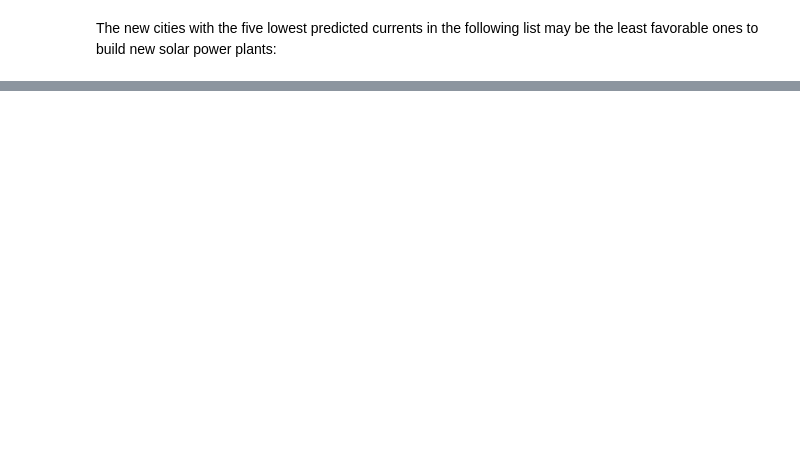
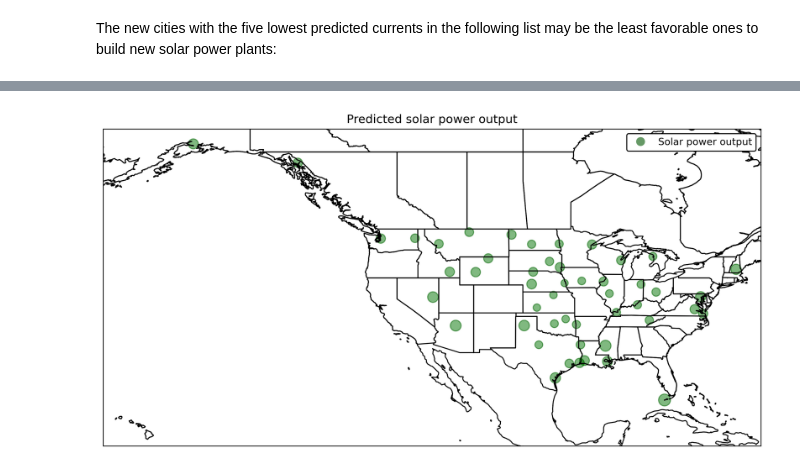
Before and after one commit to Nathan-Oyama-Personal/berkeley-ai, a Jupyter notebook: module20/eda.ipynb, the cells around one changed output, grey strips where cells are left out. Cells and saved outputs as stored; diff of their text form; code cells hidden in the pictures; blank space fills up the shorter version.

```diff
--- a/module20/eda.ipynb
+++ b/module20/eda.ipynb
@@ -988,0 +1042,40 @@ df_pred.sort_values(by='Current', ascending=True).head()
+# %%
+fig, ax = plt.subplots(
+    figsize=(12.0,8.0),
+    dpi=300,
+    subplot_kw={'projection': ccrs.PlateCarree()}
+    )
+
+legend_circle = Line2D(
+    [0], [0],
+    marker='o', color='white',
+    markerfacecolor='#669966', markersize=10,
+    label='Solar power output'),
+plt.legend(
+    handles=legend_circle,
+    edgecolor="black",
+    framealpha=1.0
+    )
+#plt.legend.
+
+ax.set_extent(
+    [-162, -68, 18, 54.0],
+    crs=ccrs.Geodetic()
+    )
+
+ax.add_feature(cfeature.STATES)
+ax.add_feature(cfeature.COASTLINE)
+
+for city in df_pred.index:
+    ax.scatter(
+        df_pred['lng'], df_pred['lat'],
+        s=df_pred['Current_log'] * 25.0,
+        color='green', alpha=0.01,
+        transform=ccrs.Geodetic(),
+        label=city
+        )
+
+plt.title('Predicted solar power output')
+plt.show()
+# %% [output]
+[figure, added]
```
Also changed, not shown: parts of 8 cells of this notebook, 3 other files.
